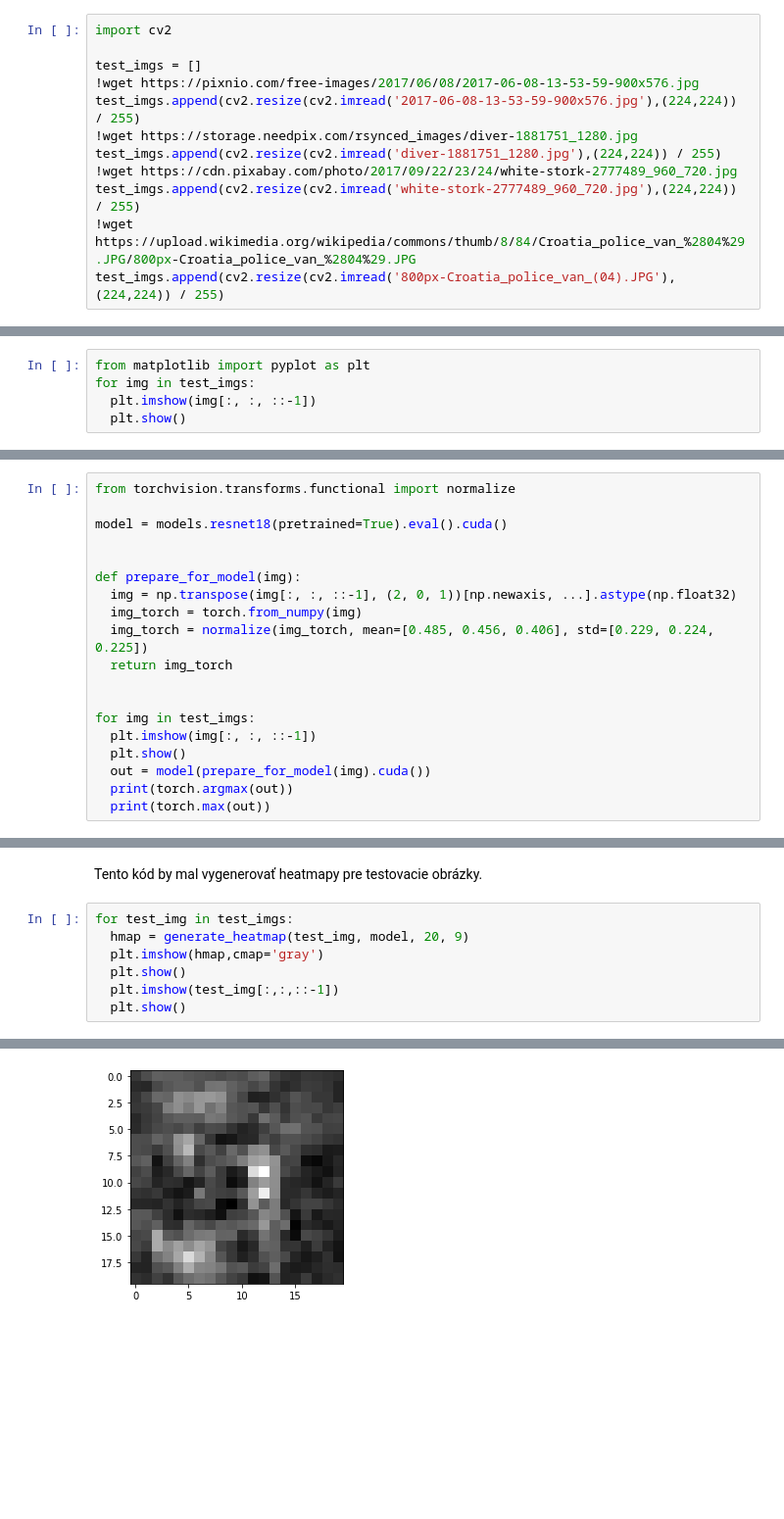
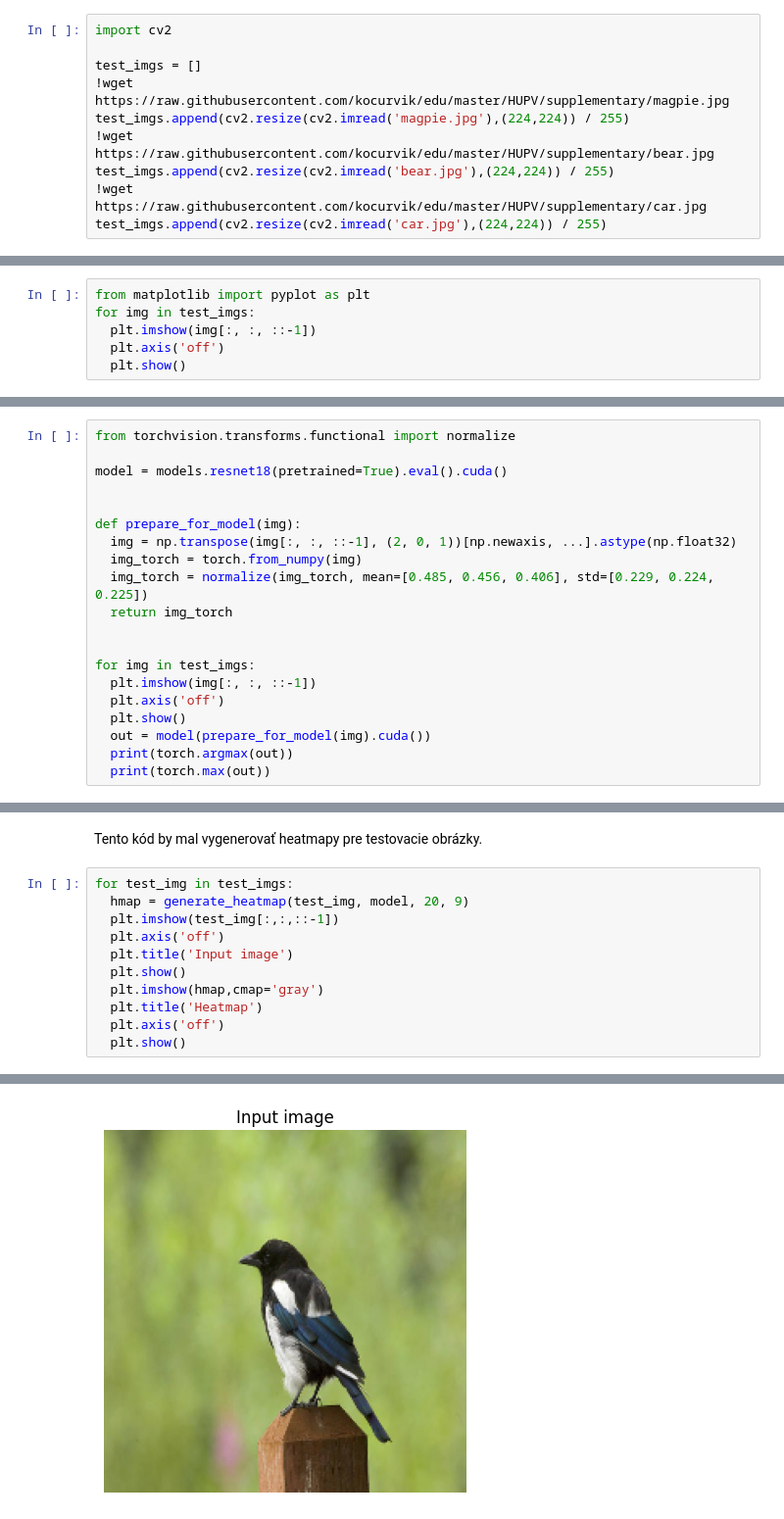
Before and after one commit to kocurvik/edu, a Jupyter notebook: HUPV/notebooks/cv07.ipynb, the cells around one changed output, grey strips where cells are left out. Shown at 98% size. Saved outputs shown, nothing was run; the diff lists cells and outputs as text; blank space fills up the shorter version.

```diff
--- a/HUPV/notebooks/cv07.ipynb
+++ b/HUPV/notebooks/cv07.ipynb
@@ -53,12 +53,10 @@ Najprv si načítame nejaké testovacie obrázky. Aby sme si uľahčili prácu,
 import cv2
 
 test_imgs = []
-!wget https://pixnio.com/free-images/2017/06/08/2017-06-08-13-53-59-900x576.jpg
-test_imgs.append(cv2.resize(cv2.imread('2017-06-08-13-53-59-900x576.jpg'),(224,224)) / 255)
-!wget https://storage.needpix.com/rsynced_images/diver-1881751_1280.jpg
-test_imgs.append(cv2.resize(cv2.imread('diver-1881751_1280.jpg'),(224,224)) / 255)
-!wget https://cdn.pixabay.com/photo/2017/09/22/23/24/white-stork-2777489_960_720.jpg
-test_imgs.append(cv2.resize(cv2.imread('white-stork-2777489_960_720.jpg'),(224,224)) / 255)
-!wget https://upload.wikimedia.org/wikipedia/commons/thumb/8/84/Croatia_police_van_%2804%29.JPG/800px-Croatia_police_van_%2804%29.JPG
-test_imgs.append(cv2.resize(cv2.imread('800px-Croatia_police_van_(04).JPG'),(224,224)) / 255)
+!wget https://raw.githubusercontent.com/kocurvik/edu/master/HUPV/supplementary/magpie.jpg
+test_imgs.append(cv2.resize(cv2.imread('magpie.jpg'),(224,224)) / 255)
+!wget https://raw.githubusercontent.com/kocurvik/edu/master/HUPV/supplementary/bear.jpg
+test_imgs.append(cv2.resize(cv2.imread('bear.jpg'),(224,224)) / 255)
+!wget https://raw.githubusercontent.com/kocurvik/edu/master/HUPV/supplementary/car.jpg
+test_imgs.append(cv2.resize(cv2.imread('car.jpg'),(224,224)) / 255)
 # %% [output]
@@ -85,5 +83,6 @@ Obrázky si zobrazíme.
 from matplotlib import pyplot as plt
 for img in test_imgs:
   plt.imshow(img[:, :, ::-1])
+  plt.axis('off')
   plt.show()
 # %% [output]
@@ -113,6 +111,7 @@ def prepare_for_model(img):
 
 for img in test_imgs:
   plt.imshow(img[:, :, ::-1])
+  plt.axis('off')
   plt.show()
   out = model(prepare_for_model(img).cuda())
   print(torch.argmax(out))
@@ -149,8 +144,12 @@ Tento kód by mal vygenerovať heatmapy pre testovacie obrázky.
 # %%
 for test_img in test_imgs:
   hmap = generate_heatmap(test_img, model, 20, 9)
+  plt.imshow(test_img[:,:,::-1])
+  plt.axis('off')
+  plt.title('Input image')
+  plt.show()
   plt.imshow(hmap,cmap='gray')
+  plt.title('Heatmap')
+  plt.axis('off')
   plt.show()
-  plt.imshow(test_img[:,:,::-1])
-  plt.show()
 # %% [output]
@@ -158 +157 @@ tensor(820, device='cuda:0')
-[figure, old version]
+[figure, new version]
```
Also changed, not shown: parts of 5 cells of this notebook.
